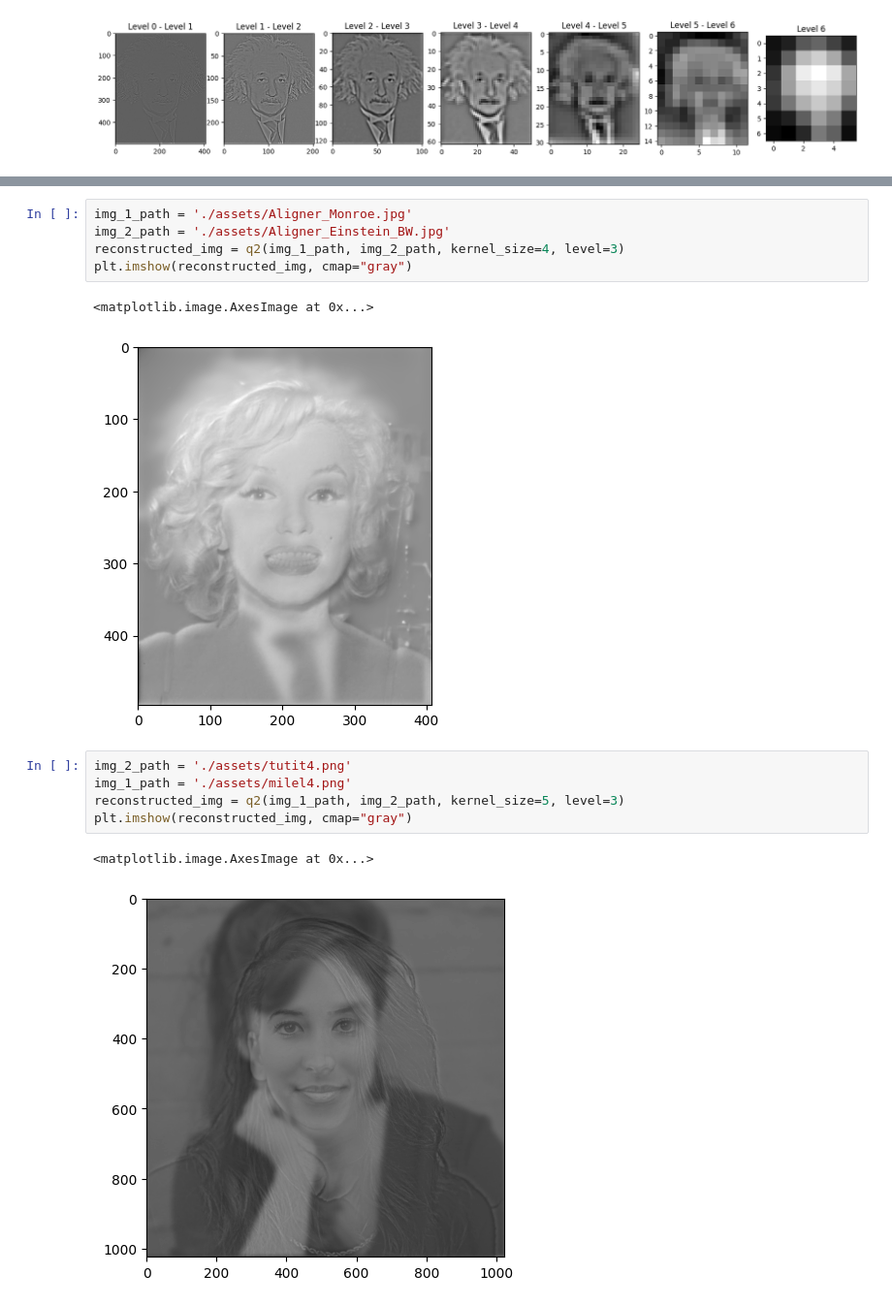
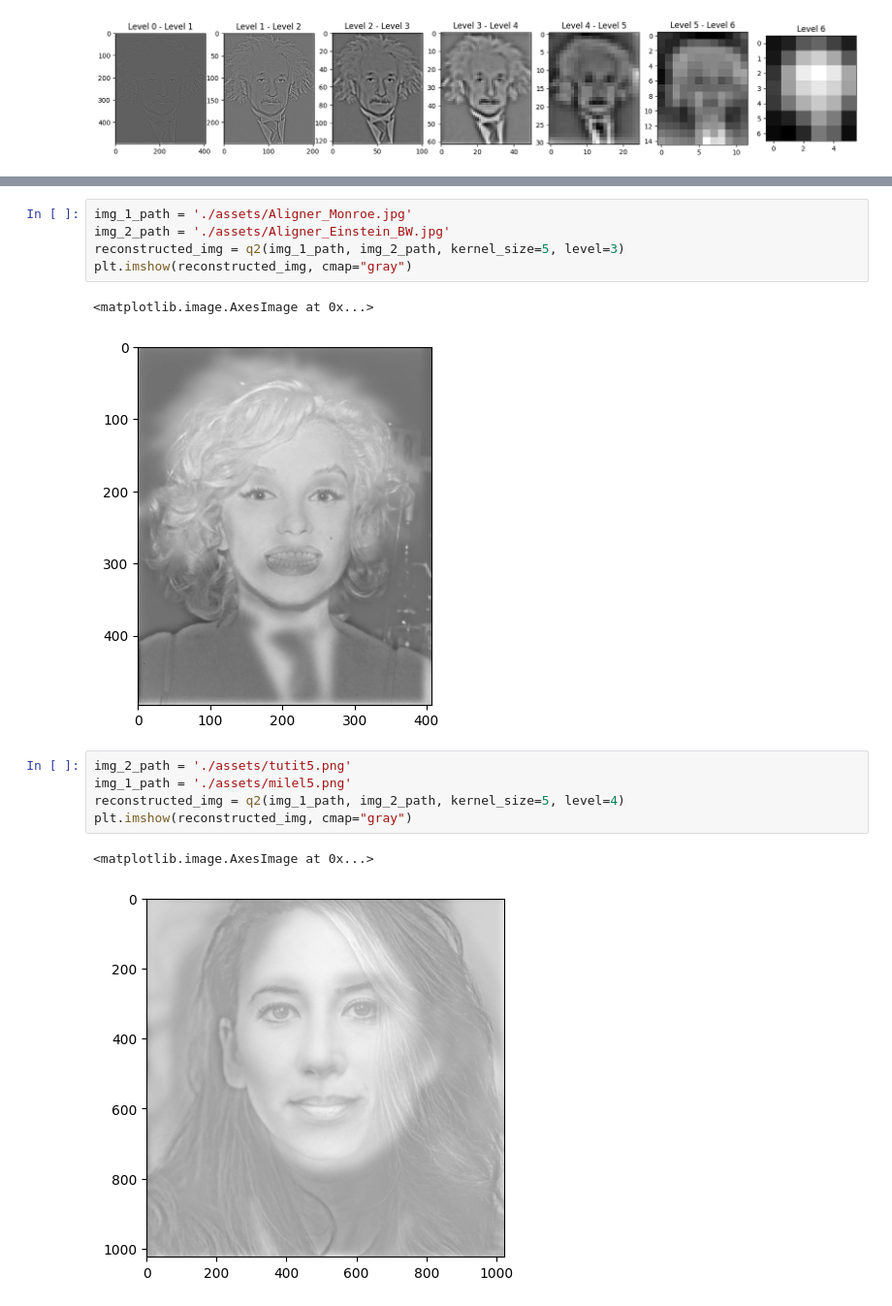
Before and after one commit to Hadartalisr/ImageProcessing, a Jupyter notebook: Ex3/ex3_2.ipynb, the cells around one changed output, grey strips where cells are left out. Shown at 97% size. Saved outputs shown, nothing was run; the diff lists cells and outputs as text.

```diff
--- a/Ex3/ex3_2.ipynb
+++ b/Ex3/ex3_2.ipynb
@@ -298,17 +311,17 @@ def q2(img_1_path, img_2_path, kernel_size=5, level = 2):
 # %%
 img_1_path = './assets/Aligner_Monroe.jpg'
 img_2_path = './assets/Aligner_Einstein_BW.jpg'
-reconstructed_img = q2(img_1_path, img_2_path, kernel_size=4, level=3)
+reconstructed_img = q2(img_1_path, img_2_path, kernel_size=5, level=3)
 plt.imshow(reconstructed_img, cmap="gray")
 # %% [output]
 <matplotlib.image.AxesImage at 0x...>
-[figure, old version]
+[figure, new version]
 # %%
-img_2_path = './assets/tutit4.png'
-img_1_path = './assets/milel4.png'
-reconstructed_img = q2(img_1_path, img_2_path, kernel_size=5, level=3)
+img_2_path = './assets/tutit5.png'
+img_1_path = './assets/milel5.png'
+reconstructed_img = q2(img_1_path, img_2_path, kernel_size=5, level=4)
 plt.imshow(reconstructed_img, cmap="gray")
 # %% [output]
 <matplotlib.image.AxesImage at 0x...>
-[figure, old version]
+[figure, new version]
 # %%
```
Also changed, not shown: parts of 14 cells of this notebook, 18 other files.
